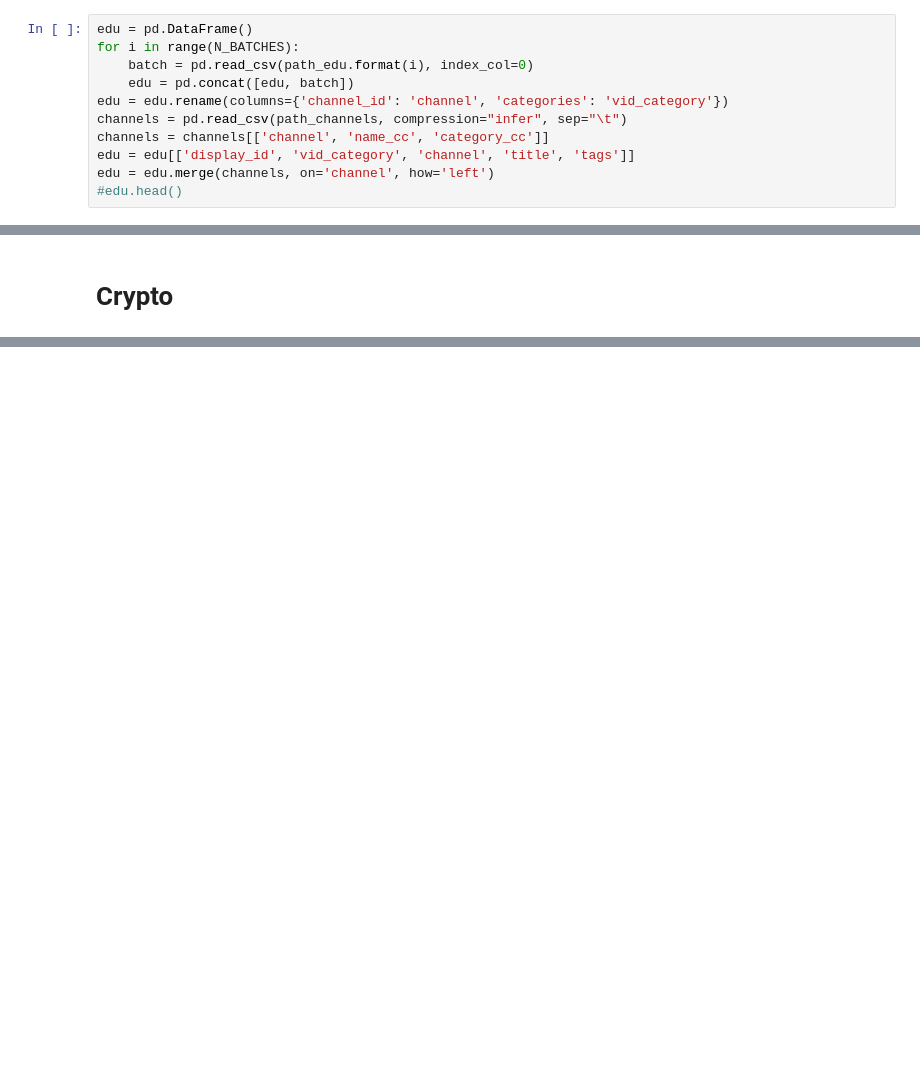
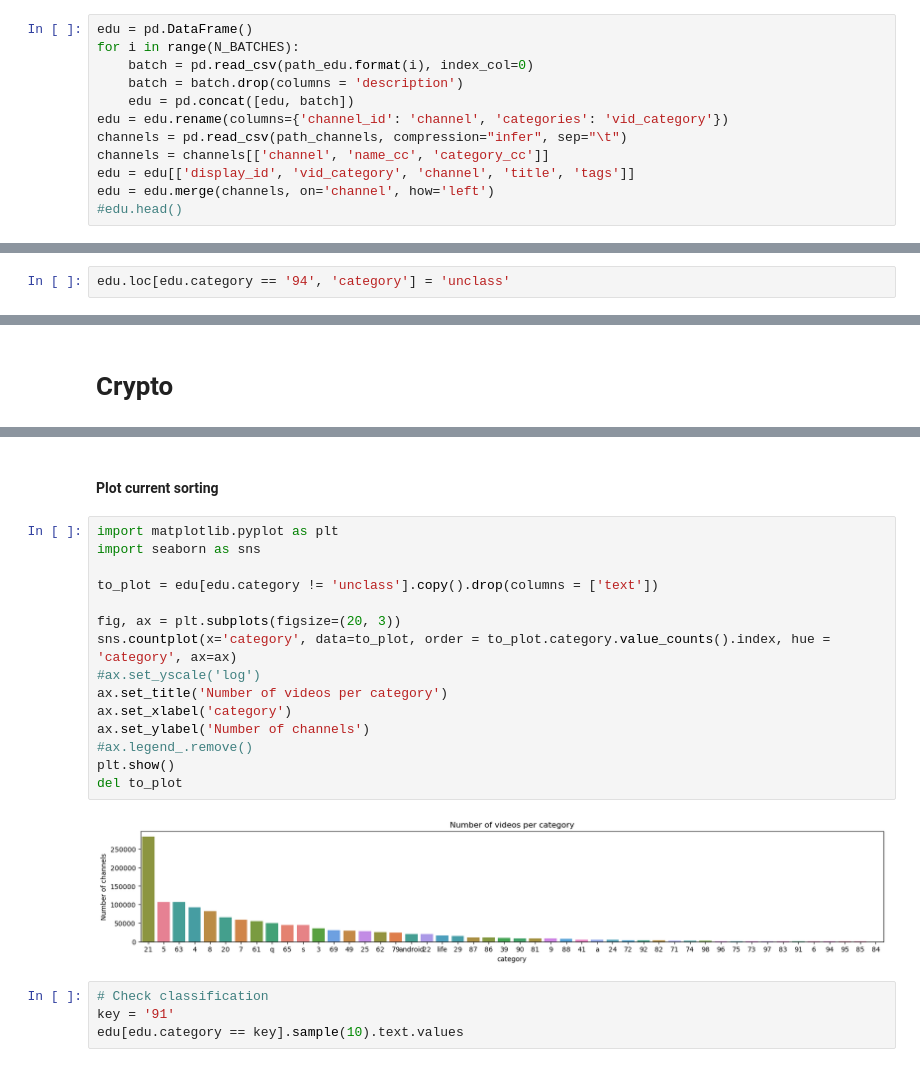
Before and after one commit to epfl-ada/ada-2024-project-sickada, a Jupyter notebook: pipelines/keyword_search.ipynb, the cells around one changed output, grey strips where cells are left out. Cells and saved outputs as stored; diff of their text form; blank space fills up the shorter version.

```diff
--- a/pipelines/keyword_search.ipynb
+++ b/pipelines/keyword_search.ipynb
@@ -19,6 +33,7 @@ from config import * # all paths to files and constants
 edu = pd.DataFrame()
 for i in range(N_BATCHES):
     batch = pd.read_csv(path_edu.format(i), index_col=0)
+    batch = batch.drop(columns = 'description')
     edu = pd.concat([edu, batch])
 edu = edu.rename(columns={'channel_id': 'channel', 'categories': 'vid_category'})
 channels = pd.read_csv(path_channels, compression="infer", sep="\t")
@@ -172,2 +173,4 @@ assign_category(conspiracy, case = False, category = 'q', bar_text = 'Conspiracy
+# %%
+edu.loc[edu.category == '94', 'category'] = 'unclass'
 # %%
 assign_category(['roblox'], category = '91', bar_text='Roblox')
@@ -569,0 +875,23 @@ save_df.to_csv(op.join(path_deriv, 'subcategories_1512_21h.csv'), index = False)
+# %% [markdown]
+#### Plot current sorting
+# %%
+import matplotlib.pyplot as plt
+import seaborn as sns
+
+to_plot = edu[edu.category != 'unclass'].copy().drop(columns = ['text'])
+
+fig, ax = plt.subplots(figsize=(20, 3))
+sns.countplot(x='category', data=to_plot, order = to_plot.category.value_counts().index, hue = 'category', ax=ax)
+#ax.set_yscale('log')
+ax.set_title('Number of videos per category')
+ax.set_xlabel('category')
+ax.set_ylabel('Number of channels')
+#ax.legend_.remove()
+plt.show()
+del to_plot
+# %% [output]
+[figure, added]
+# %%
+# Check classification
+key = '91'
+edu[edu.category == key].sample(10).text.values
```
Also changed, not shown: parts of 72 cells of this notebook, 2 other files.
